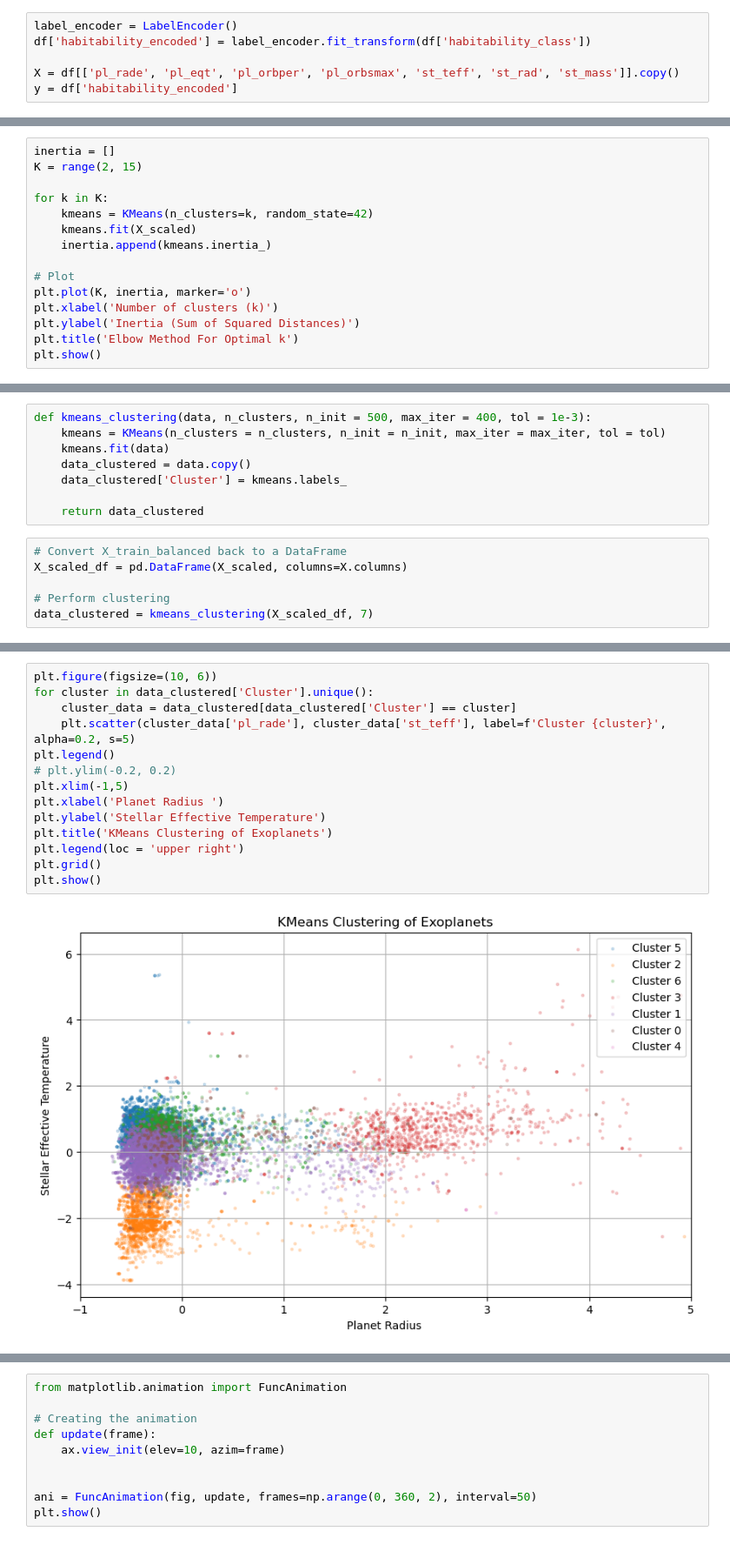
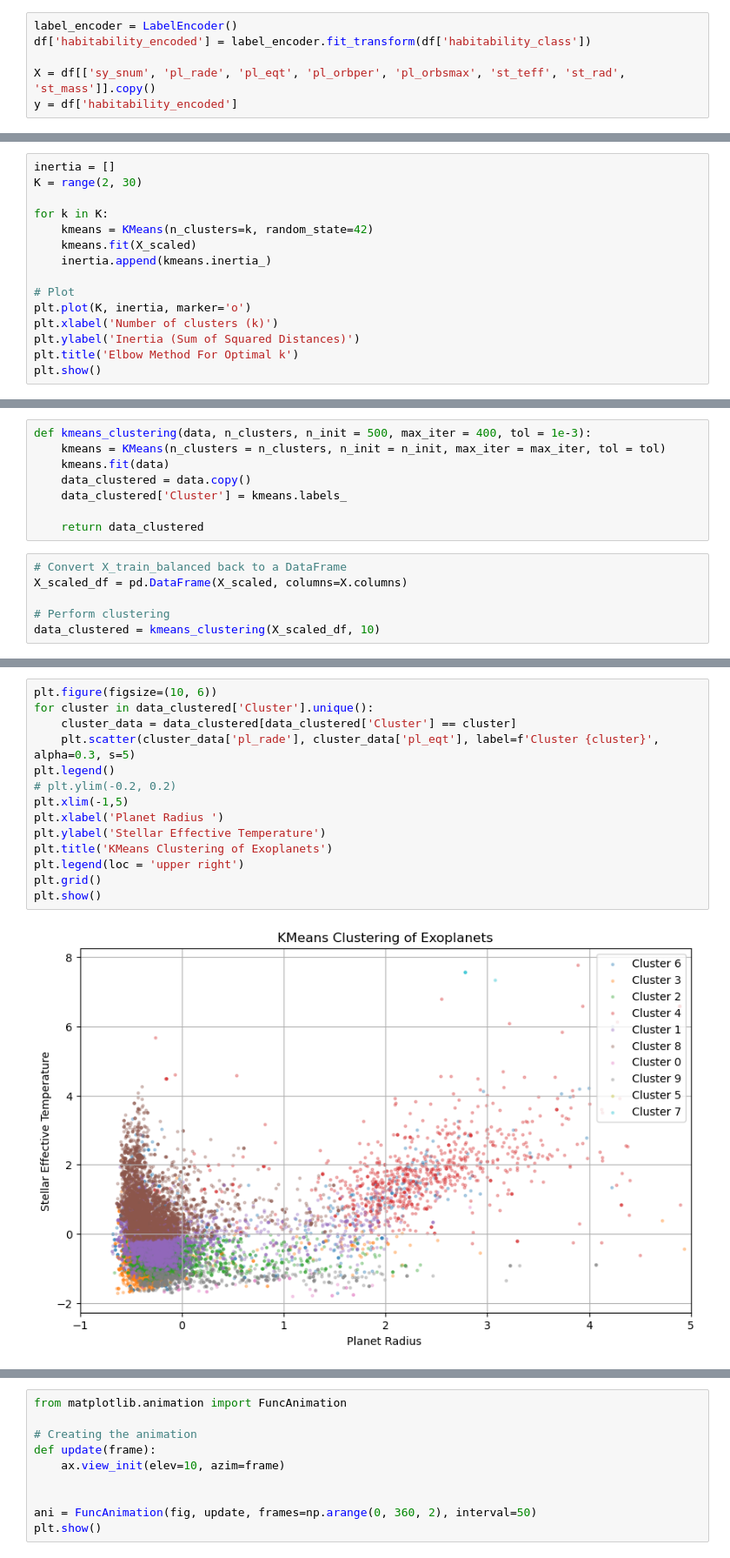
Before and after one commit to jzs3uu/Exoplanets, a Jupyter notebook: KMeans_PCA.ipynb, the cells around one changed output, grey strips where cells are left out. Shown: that part at 87% size. Saved outputs shown, nothing was run; the diff lists cells and outputs as text.

```diff
--- a/KMeans_PCA.ipynb
+++ b/KMeans_PCA.ipynb
@@ -35,7 +35,7 @@ df
 label_encoder = LabelEncoder()
 df['habitability_encoded'] = label_encoder.fit_transform(df['habitability_class'])
 
-X = df[['pl_rade', 'pl_eqt', 'pl_orbper', 'pl_orbsmax', 'st_teff', 'st_rad', 'st_mass']].copy()
+X = df[['sy_snum', 'pl_rade', 'pl_eqt', 'pl_orbper', 'pl_orbsmax', 'st_teff', 'st_rad', 'st_mass']].copy()
 y = df['habitability_encoded']
 # %%
 for column in X.columns:
@@ -58,7 +59,7 @@ scaler = StandardScaler()
 X_scaled = scaler.fit_transform(X)
 # %%
 inertia = []
-K = range(2, 15)
+K = range(2, 30)
 
 for k in K:
     kmeans = KMeans(n_clusters=k, random_state=42)
@@ -86,7 +87,7 @@ def kmeans_clustering(data, n_clusters, n_init = 500, max_iter = 400, tol = 1e-3
 X_scaled_df = pd.DataFrame(X_scaled, columns=X.columns)
 
 # Perform clustering
-data_clustered = kmeans_clustering(X_scaled_df, 7)
+data_clustered = kmeans_clustering(X_scaled_df, 10)
 # %%
 data_clustered
 # %% [output]
@@ -106,19 +107,19 @@ data_clustered
 # %%
 plt.figure(figsize=(10, 6))
 for cluster in data_clustered['Cluster'].unique():
     cluster_data = data_clustered[data_clustered['Cluster'] == cluster]
-    plt.scatter(cluster_data['pl_rade'], cluster_data['st_teff'], label=f'Cluster {cluster}', alpha=0.2, s=5)
+    plt.scatter(cluster_data['pl_rade'], cluster_data['pl_eqt'], label=f'Cluster {cluster}', alpha=0.3, s=5)
 plt.legend()
 # plt.ylim(-0.2, 0.2)
 plt.xlim(-1,5)
 plt.xlabel('Planet Radius ')
 plt.ylabel('Stellar Effective Temperature')
 plt.title('KMeans Clustering of Exoplanets')
 plt.legend(loc = 'upper right')
 plt.grid()
 plt.show()
 # %% [output]
-[figure, old version]
+[figure, new version]
 # %%
 pca = PCA(n_components=5)
 X_pca = pca.fit_transform(X_scaled_df)
```
Also changed, not shown: parts of 9 cells of this notebook, 1 other file.
